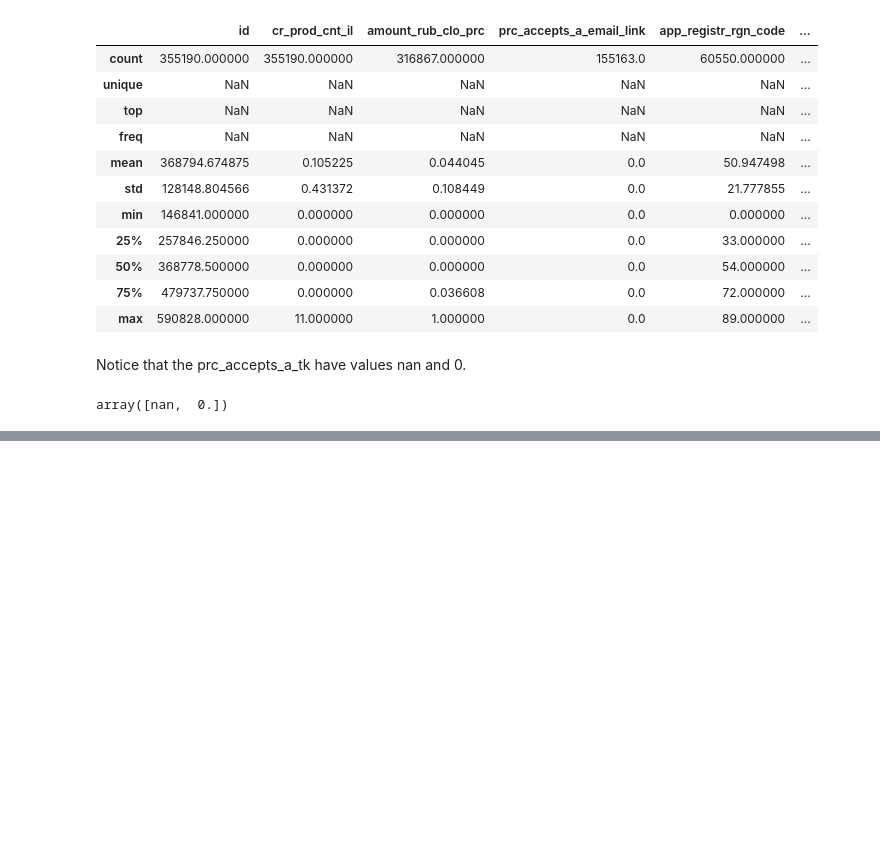
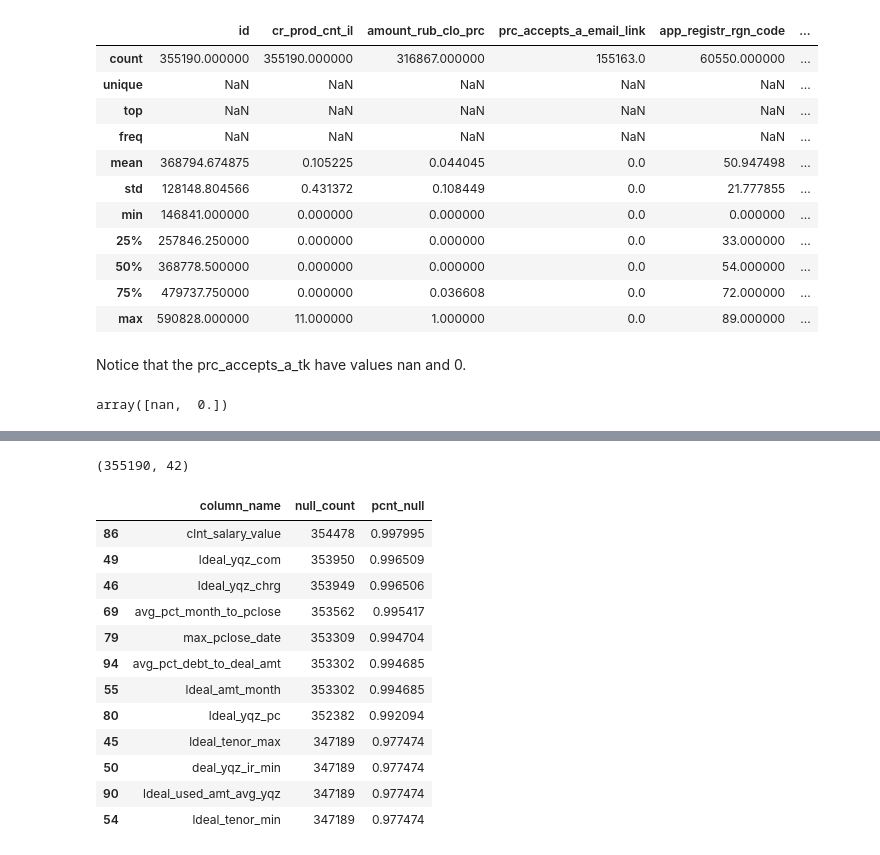
Before and after one commit to BDM3014ProjectWinter2024/BankChurnPrediction, a Jupyter notebook: main_cleaning.ipynb, the cells around one changed output, grey strips where cells are left out. Saved outputs shown, nothing was run; the diff lists cells and outputs as text; code cells hidden in the pictures; blank space fills up the shorter version.

```diff
--- a/main_cleaning.ipynb
+++ b/main_cleaning.ipynb
@@ -80,0 +83,12 @@ array([nan,  0.])
+# %%
+# Identify the columns with only nan and zero values
+
+def get_zero_and_nan_columns(df):
+    zero_and_nan_columns = []
+    for col in df.columns:
+        if df[col].nunique() == 1:
+            zero_and_nan_columns.append(col)
+    return zero_and_nan_columns
+
+zero_and_nan_columns = get_zero_and_nan_columns(df)
+zero_and_nan_columns
@@ -80,0 +110,4 @@ array([nan,  0.])
+# %%
+# Dropping columns zero_and_nan_columns
+df = df.drop(columns=zero_and_nan_columns)
+df.shape
@@ -90,0 +226,12 @@ array([nan,  0.])
+# %%
+def get_null_value_counts(df):
+
+  null_counts = df.isna().sum()
+  null_counts_df = pd.DataFrame({'column_name': null_counts.index, 'null_count': null_counts.values})
+
+  return null_counts_df
+
+# Get null value counts
+null_counts_df = get_null_value_counts(df)
+null_counts_df = null_counts_df.sort_values(by='null_count', ascending=False)
+null_counts_df['pcnt_null'] = null_counts_df['null_count'] / df.shape[0]
@@ -90,0 +254,28 @@ array([nan,  0.])
+# %%
+def drop_irrelevant_columns(df, null_value_threshold=50000):
+
+  null_counts = df.isnull().sum()
+  columns_to_drop = null_counts[null_counts > null_value_threshold].index.tolist()
+  return df.drop(columns_to_drop, axis=1)
+
+
+df = drop_irrelevant_columns(df)
+df.shape
+# %% [output]
+(355190, 42)
+# %%
+null_counts_df.head(12)
+# %% [output]
+|  | column_name | null_count | pcnt_null |
+| 86 | clnt_salary_value | 354478 | 0.997995 |
+| 49 | ldeal_yqz_com | 353950 | 0.996509 |
+| 46 | ldeal_yqz_chrg | 353949 | 0.996506 |
+| 69 | avg_pct_month_to_pclose | 353562 | 0.995417 |
+| 79 | max_pclose_date | 353309 | 0.994704 |
+| 94 | avg_pct_debt_to_deal_amt | 353302 | 0.994685 |
+| 55 | ldeal_amt_month | 353302 | 0.994685 |
+| 80 | ldeal_yqz_pc | 352382 | 0.992094 |
+| 45 | ldeal_tenor_max | 347189 | 0.977474 |
+| 50 | deal_yqz_ir_min | 347189 | 0.977474 |
+| 90 | ldeal_used_amt_avg_yqz | 347189 | 0.977474 |
+| 54 | ldeal_tenor_min | 347189 | 0.977474 |
```
Also changed, not shown: parts of 28 cells of this notebook.
